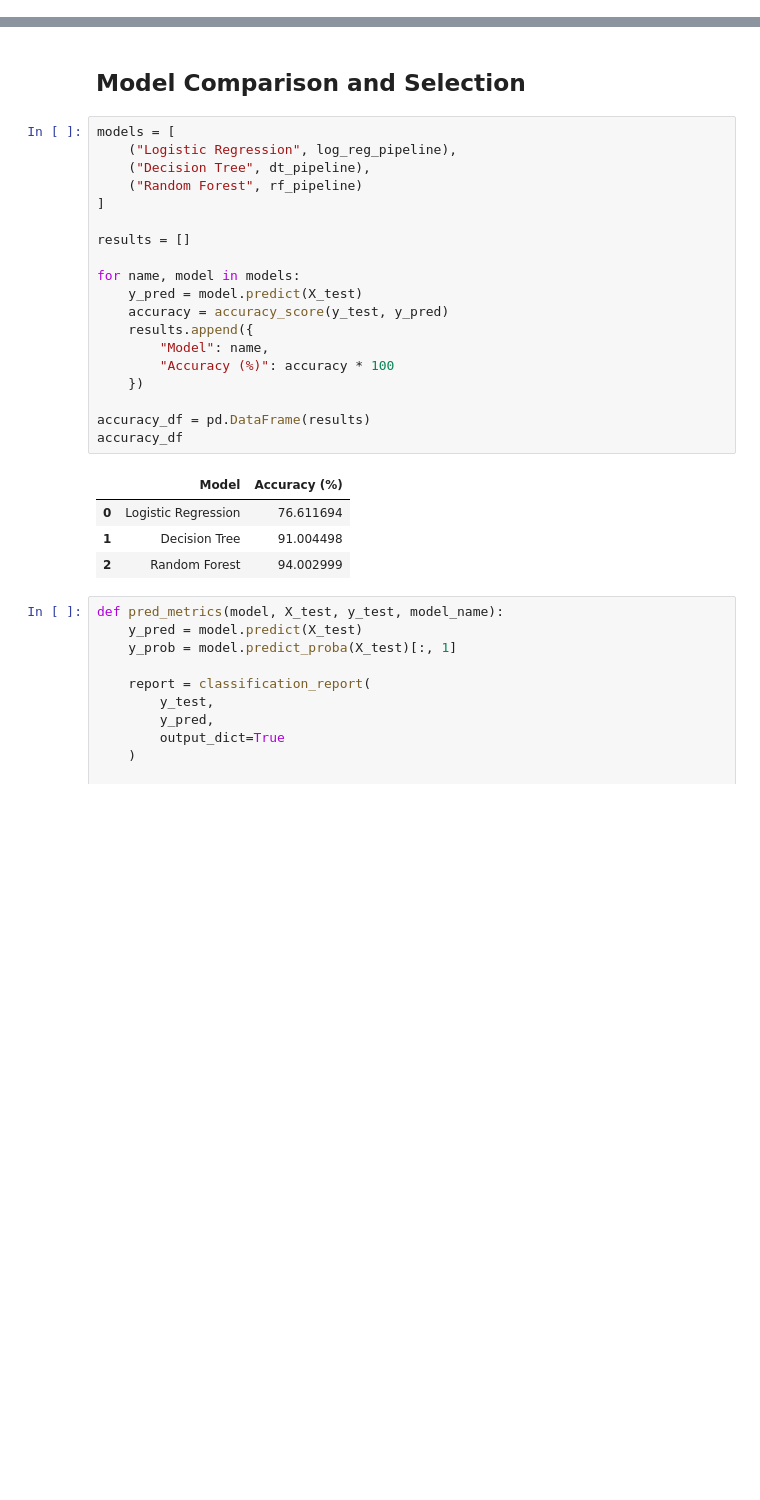
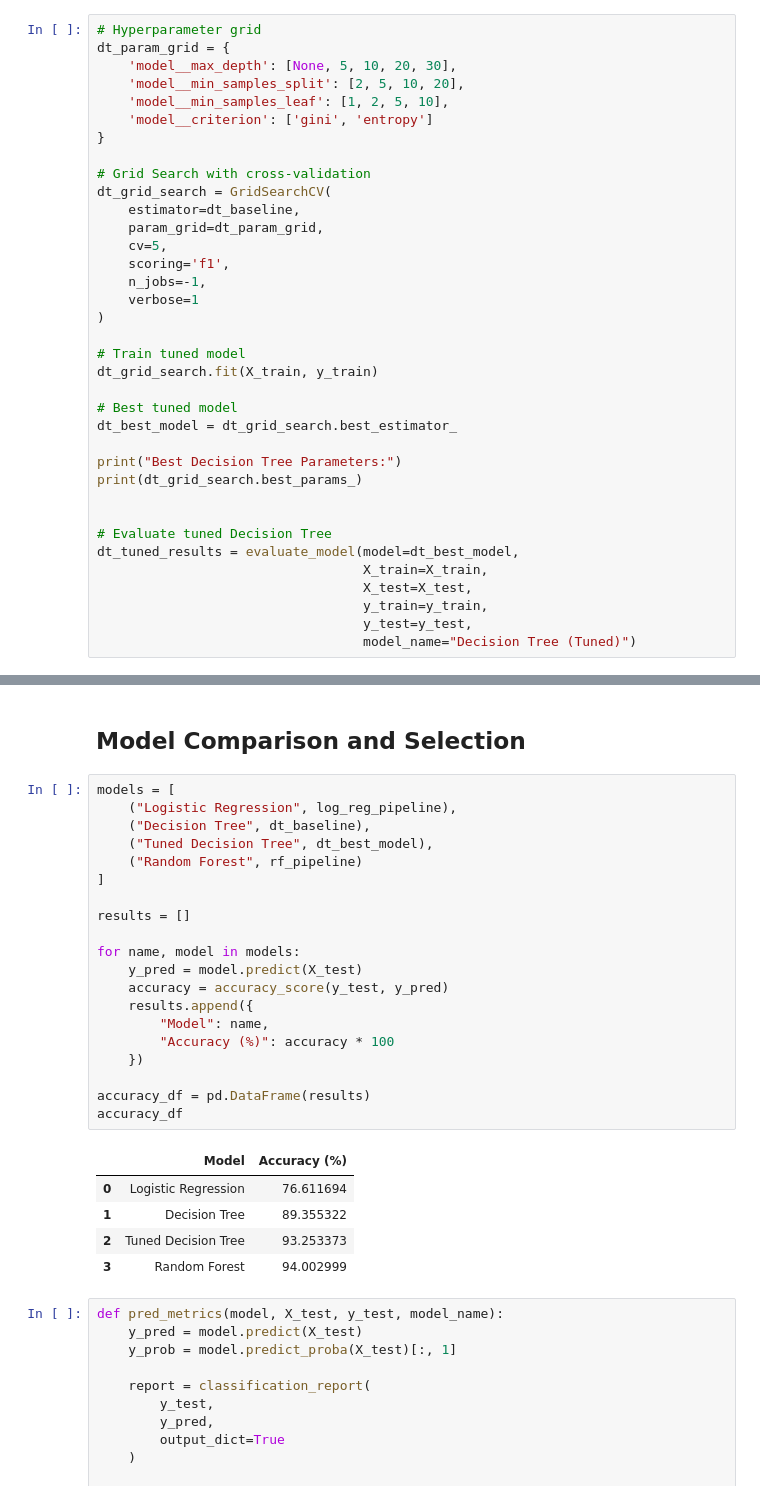
Before and after one commit to muimidean/SyriaTel_Customer_Churn, a Jupyter notebook: SyriaTel_Customer_Churn.ipynb, the cells around one changed output, grey strips where cells are left out. Drawn from its saved outputs; the diff is of its cells as text; blank space fills up the shorter version.

```diff
--- a/SyriaTel_Customer_Churn.ipynb
+++ b/SyriaTel_Customer_Churn.ipynb
@@ -429,0 +439,36 @@ The baseline Decision Tree model performs well on historical data but shows weak
+# %%
+# Hyperparameter grid
+dt_param_grid = {
+    'model__max_depth': [None, 5, 10, 20, 30],
+    'model__min_samples_split': [2, 5, 10, 20],
+    'model__min_samples_leaf': [1, 2, 5, 10],
+    'model__criterion': ['gini', 'entropy']
+}
+
+# Grid Search with cross-validation
+dt_grid_search = GridSearchCV(
+    estimator=dt_baseline,
+    param_grid=dt_param_grid,
+    cv=5,
+    scoring='f1',
+    n_jobs=-1,
+    verbose=1
+)
+
+# Train tuned model
+dt_grid_search.fit(X_train, y_train)
+
+# Best tuned model
+dt_best_model = dt_grid_search.best_estimator_
+
+print("Best Decision Tree Parameters:")
+print(dt_grid_search.best_params_)
+
+
+# Evaluate tuned Decision Tree
+dt_tuned_results = evaluate_model(model=dt_best_model,
+                                  X_train=X_train,
+                                  X_test=X_test,
+                                  y_train=y_train,
+                                  y_test=y_test,
+                                  model_name="Decision Tree (Tuned)")
@@ -507,27 +571,29 @@ The Random Forest model performs well in predicting customer churn, with 94% ove
 # %%
 models = [
     ("Logistic Regression", log_reg_pipeline),
-    ("Decision Tree", dt_pipeline),
+    ("Decision Tree", dt_baseline),
+    ("Tuned Decision Tree", dt_best_model),
     ("Random Forest", rf_pipeline)
 ]
 
 results = []
 
 for name, model in models:
     y_pred = model.predict(X_test)
     accuracy = accuracy_score(y_test, y_pred)
     results.append({
         "Model": name,
         "Accuracy (%)": accuracy * 100
     })
 
 accuracy_df = pd.DataFrame(results)
 accuracy_df
 # %% [output]
 |  | Model | Accuracy (%) |
 | 0 | Logistic Regression | 76.611694 |
-| 1 | Decision Tree | 91.004498 |
-| 2 | Random Forest | 94.002999 |
+| 1 | Decision Tree | 89.355322 |
+| 2 | Tuned Decision Tree | 93.253373 |
+| 3 | Random Forest | 94.002999 |
 # %%
 def pred_metrics(model, X_test, y_test, model_name):
     y_pred = model.predict(X_test)
```
Also changed, not shown: parts of 10 cells of this notebook.
